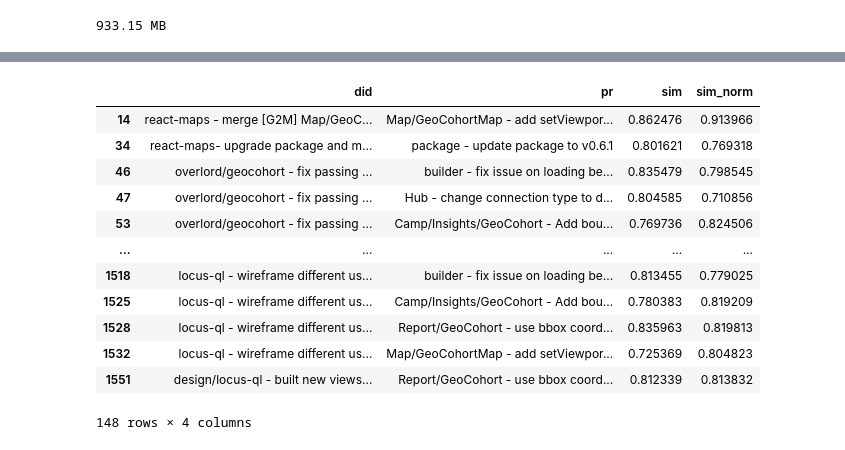
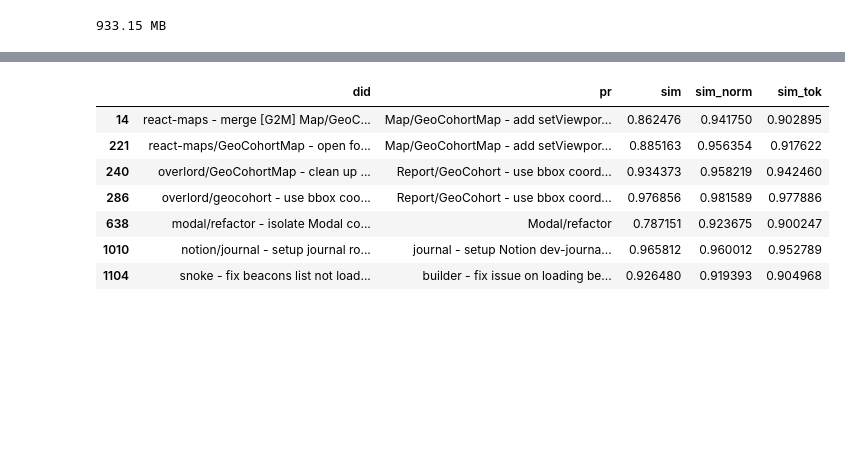
Before and after one commit to EQWorks/updates, a Jupyter notebook: nlp/similarity.ipynb, the cells around one changed output, grey strips where cells are left out. Saved outputs shown, nothing was run; the diff lists cells and outputs as text; code cells hidden in the pictures; blank space fills up the shorter version.

```diff
--- a/nlp/similarity.ipynb
+++ b/nlp/similarity.ipynb
@@ -98,0 +35,13 @@ normalize('react-maps - merge [G2M] Map/GeoCohortMap - add setViewportBBox , set
+# %%
+def join_list(l, d = ' '):
+    return d.join(l)
+# %%
+pr = 'builder - fix issue on loading beacons for VWI job creation'
+did = 'snoke - fix beacons list not loading in VWI job creation (raised in https://app.asana.com/0/1149050960825993/1200436825375992)'
+
+for s in (pr, did):
+    print(s)
+    for fn in (simple_preprocess, tokenize):
+        print('fn:', fn.__name__)
+        print(join_list(fn(s)))
+    print('-----')
@@ -99,9 +61,9 @@ normalize('react-maps - merge [G2M] Map/GeoCohortMap - add setViewportBBox , set
 # %%
-def sim_norm(model, a, b, normalizations = (normalize, model.get_sentence_vector)):
+def sim(model, a, b, normalizations = (simple_preprocess, join_list)):
     if type(model) is str:
         model = fasttext.load_model(model)
 
     for fn in normalizations:
         a, b = map(fn, (a, b))
 
-    return cos_sim(a, b)
+    return cos_sim(*map(model.get_sentence_vector, (a, b)))
@@ -233,14 +199,13 @@ dids = [
 # %%
-import pandas as pd
-
 data = []
 for did in dids:
     for pr in prs:
         data.append({
             'did': did,
             'pr': pr,
-            'sim': sim(model, pr, did),
-            'sim_norm': sim_norm(model, pr, did),
+            'sim': sim(model, pr, did, normalizations=[]),
+            'sim_norm': sim(model, pr, did),
+            'sim_tok': sim(model, pr, did, normalizations=[tokenize, join_list]),
         })
 
 df = pd.DataFrame(data)
@@ -262,21 +227,16 @@ df
 # %%
 # filter by threshold of sim
-dff = df.query('sim >= 0.8 or sim_norm >= 0.8')
+dff = df.query('sim >= 0.9 or sim_norm >= 0.9 or sim_tok >= 0.9')
 dff
 # %% [output]
-|  | did | pr | sim | sim_norm |
-| 14 | react-maps - merge [G2M] Map/GeoC... | Map/GeoCohortMap - add setViewpor... | 0.862476 | 0.913966 |
-| 34 | react-maps- upgrade package and m... | package - update package to v0.6.1 | 0.801621 | 0.769318 |
-| 46 | overlord/geocohort - fix passing ... | builder - fix issue on loading be... | 0.835479 | 0.798545 |
-| 47 | overlord/geocohort - fix passing ... | Hub - change connection type to d... | 0.804585 | 0.710856 |
-| 53 | overlord/geocohort - fix passing ... | Camp/Insights/GeoCohort - Add bou... | 0.769736 | 0.824506 |
-| ... | ... | ... | ... | ... |
-| 1518 | locus-ql - wireframe different us... | builder - fix issue on loading be... | 0.813455 | 0.779025 |
-| 1525 | locus-ql - wireframe different us... | Camp/Insights/GeoCohort - Add bou... | 0.780383 | 0.819209 |
-| 1528 | locus-ql - wireframe different us... | Report/GeoCohort - use bbox coord... | 0.835963 | 0.819813 |
-| 1532 | locus-ql - wireframe different us... | Map/GeoCohortMap - add setViewpor... | 0.725369 | 0.804823 |
-| 1551 | design/locus-ql - built new views... | Report/GeoCohort - use bbox coord... | 0.812339 | 0.813832 |
+|  | did | pr | sim | sim_norm | sim_tok |
+| 14 | react-maps - merge [G2M] Map/GeoC... | Map/GeoCohortMap - add setViewpor... | 0.862476 | 0.941750 | 0.902895 |
+| 221 | react-maps/GeoCohortMap - open fo... | Map/GeoCohortMap - add setViewpor... | 0.885163 | 0.956354 | 0.917622 |
+| 240 | overlord/GeoCohortMap - clean up ... | Report/GeoCohort - use bbox coord... | 0.934373 | 0.958219 | 0.942460 |
+| 286 | overlord/geocohort - use bbox coo... | Report/GeoCohort - use bbox coord... | 0.976856 | 0.981589 | 0.977886 |
+| 638 | modal/refactor - isolate Modal co... | Modal/refactor | 0.787151 | 0.923675 | 0.900247 |
+| 1010 | notion/journal - setup journal ro... | journal - setup Notion dev-journa... | 0.965812 | 0.960012 | 0.952789 |
+| 1104 | snoke - fix beacons list not load... | builder - fix issue on loading be... | 0.926480 | 0.919393 | 0.904968 |
-148 rows × 4 columns
 # %%
 def printer(df):
     for row in df.itertuples():
```
Also changed, not shown: parts of 27 cells of this notebook, 1 other file.
